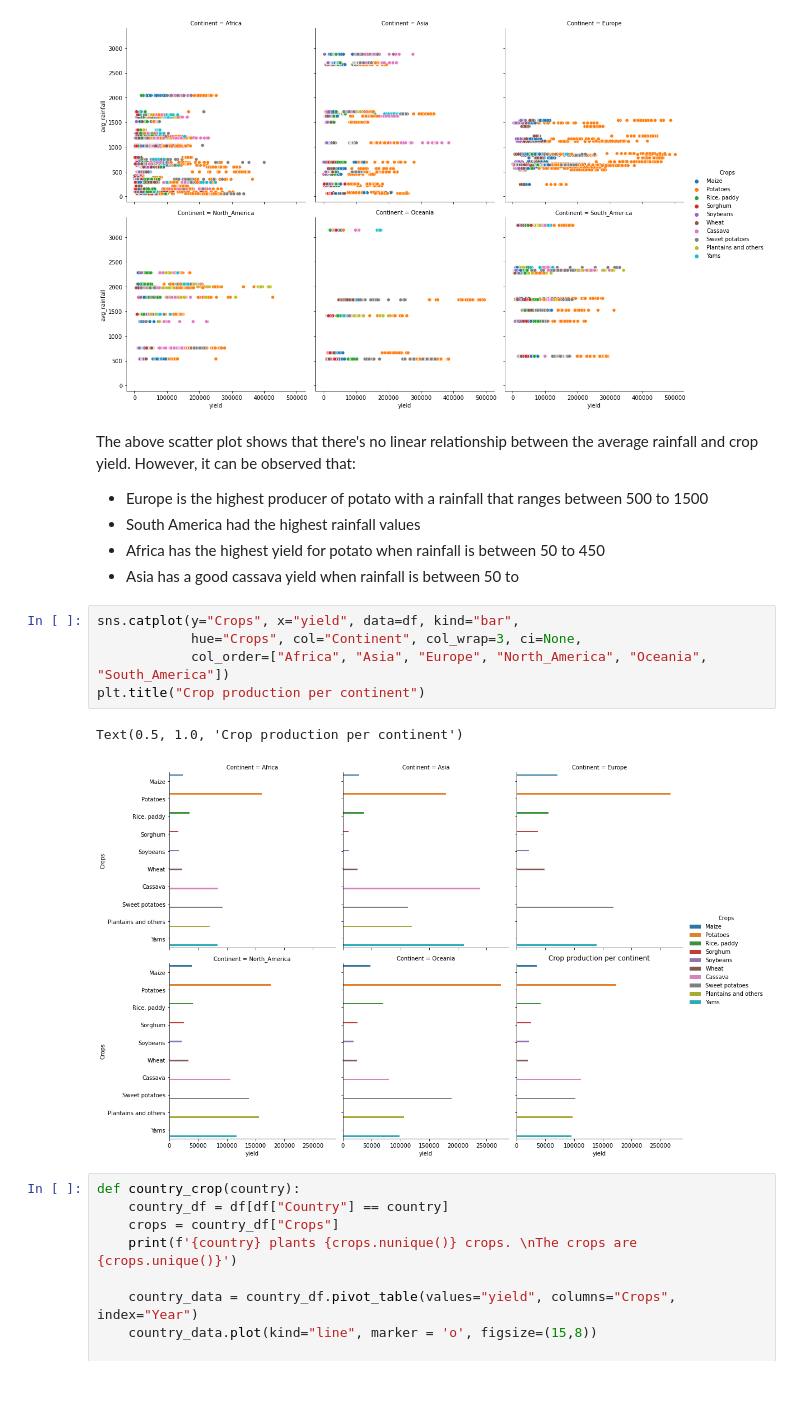
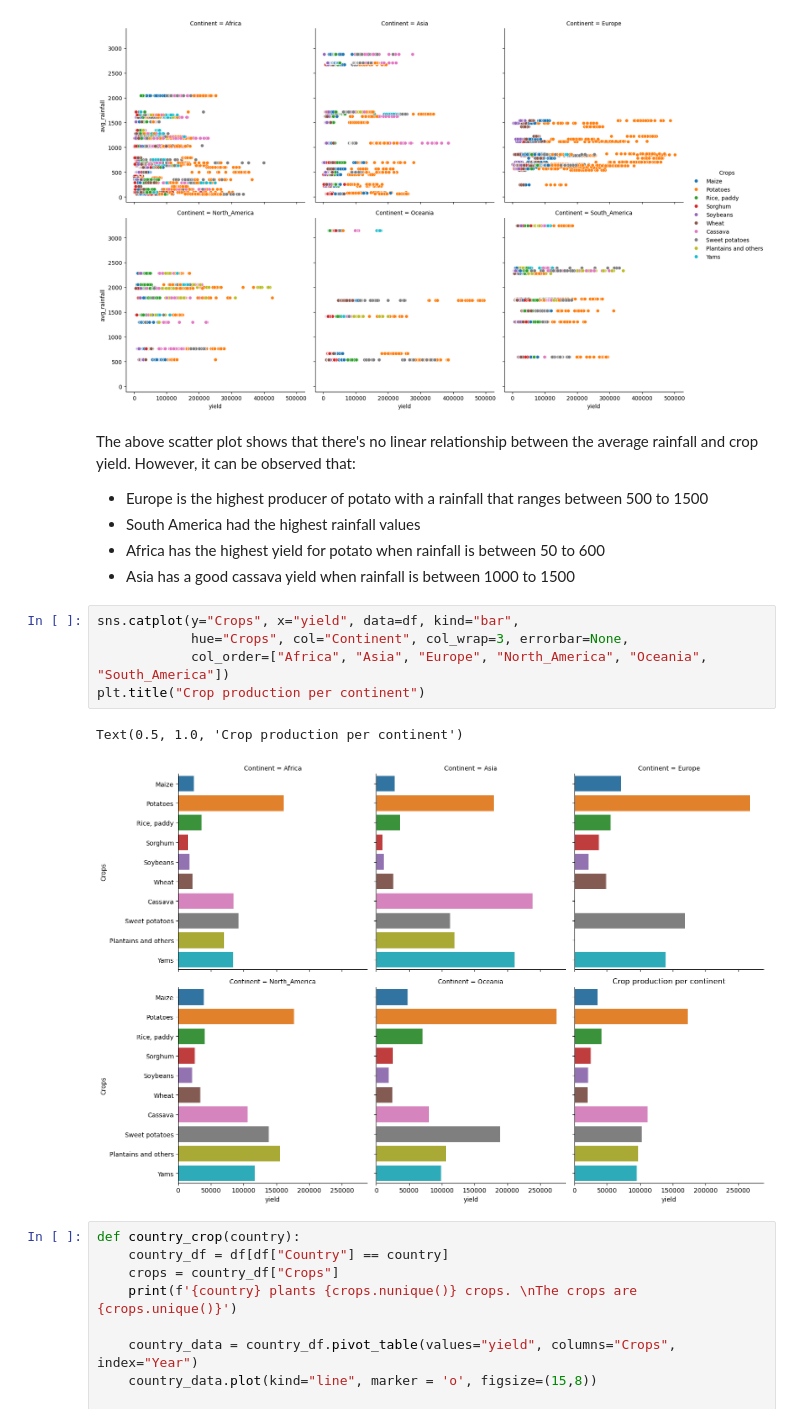
Before and after one commit to Dotzyman/Crop-Prediction-, a Jupyter notebook: Crop prediction.ipynb, the cells around one changed output. Cells and saved outputs as stored; diff of their text form; blank space fills up the shorter version.

```diff
--- a/Crop prediction.ipynb
+++ b/Crop prediction.ipynb
@@ -395,16 +396,16 @@ The above scatter plot shows that there's no linear relationship between the ave
 However, it can be observed that:
 - Europe is the highest producer of potato with a rainfall that ranges between 500 to 1500
  - South America had the highest rainfall values
-  - Africa has the highest yield for potato when rainfall is between 50 to 450
-  - Asia has a good cassava yield when rainfall is between 50 to
+  - Africa has the highest yield for potato when rainfall is between 50 to 600
+  - Asia has a good cassava yield when rainfall is between 1000 to 1500
 # %%
 sns.catplot(y="Crops", x="yield", data=df, kind="bar",
-            hue="Crops", col="Continent", col_wrap=3, ci=None,
+            hue="Crops", col="Continent", col_wrap=3, errorbar=None,
             col_order=["Africa", "Asia", "Europe", "North_America", "Oceania", "South_America"])
 plt.title("Crop production per continent")
 # %% [output]
 Text(0.5, 1.0, 'Crop production per continent')
-[figure, old version]
+[figure, new version]
 # %%
 def country_crop(country):
     country_df = df[df["Country"] == country]
```
Also changed, not shown: parts of 22 cells of this notebook.
